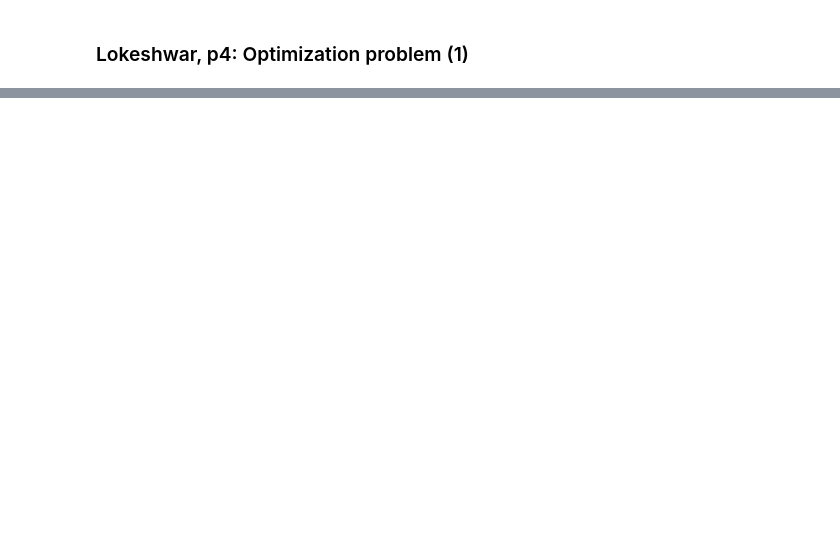
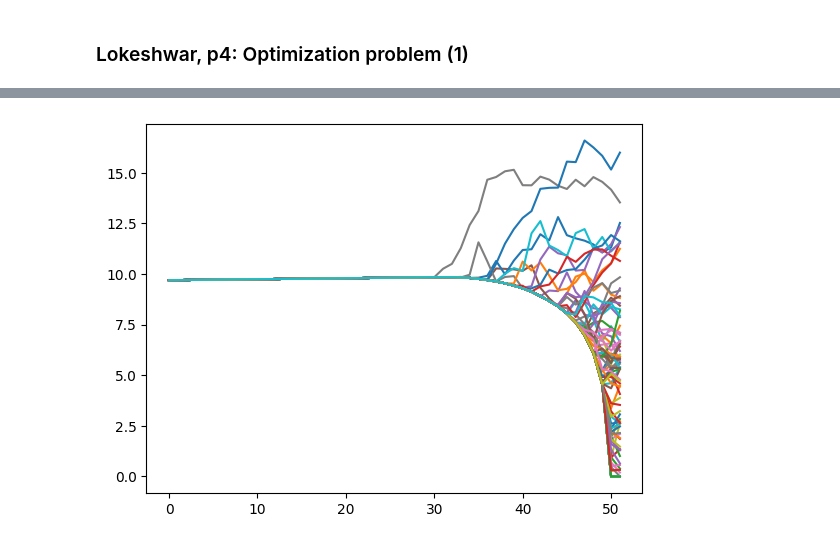
Before and after one commit to PieterO99/SemiStaticReplication, a Jupyter notebook: SSR/SSRBermudan.ipynb, the cells around one changed output, grey strips where cells are left out. Saved outputs shown, nothing was run; the diff lists cells and outputs as text; code cells hidden in the pictures; blank space fills up the shorter version.

```diff
--- a/SSR/SSRBermudan.ipynb
+++ b/SSR/SSRBermudan.ipynb
@@ -28,14 +28,14 @@ for i in range(N):
 # %%
 from scipy import optimize
 # %%
-# compute for a call with strike K=6
-K = 5
+# compute for a call with strike K=5
+K = 100
 def h(S_T):
     return call(S_T,K)
 
-# "Generate Stm (n) for paths n = 1,...,N, m = 0,...,M"
-S0, mu, sigma = 5, 0.001, 0.01
-r = 0.01 # constant risk free rate
+# "Generate Stm (n) for paths n = 1,...,N, m = 0,...,M" (option price should not depend on mu?)
+S0, mu, sigma = 100, 0.09, 0.3
+r = 0.05 # constant risk free rate
 T=1
 M = 52
 monitoring_dates = np.linspace(0,T,M) # does not have to be evenly spaced
@@ -46,10 +46,10 @@ for i in range(N):
 sampleS = np.matrix(sampleS)
 
 # "Evaluate final time option value for each path."
-sampleV = []
-for i in range(N):
-    S_T = sampleS[i,-1]
-    sampleV.append(max(h(S_T),0))
+sampleV = np.zeros_like(sampleS)
+for n in range(N):
+    S_T = sampleS[n,M-1]
+    sampleV[n,M-1] = max(h(S_T),0)
 
 # Initialize βtM from uniform distribution.
 d = 1 # in this case the Markovian process is a single stock price
@@ -80,7 +80,7 @@ def target(beta, S_t, V_t):
 for i in range(M-1, 0, -1):
   print(i)
   # fit the network
-  fit = optimize.minimize(target, x0=betas[i,:], args=(sampleS[:,i], sampleV[:])) # specify method?
+  fit = optimize.minimize(target, x0=betas[i,:], args=(sampleS[:,i], sampleV[:,i])) # specify method?
   if fit.success:
       betas[i-1] = fit.x
   else:
@@ -91,7 +91,15 @@ for i in range(M-1, 0, -1):
     Btiminus1 = np.exp(-r*T/N)
     Qtiminus1 = Btiminus1 * Expectation_G_given_Stminus1(betas[i-1,:], sampleS[n,i-1], 100)
     if h(sampleS[n,i-1]) > Qtiminus1:
-      print("a")
+      sampleV[n,i-1] = h(sampleS[n,i-1])
+    else:
+      sampleV[n,i-1] = Qtiminus1
+
+  # initialize parameters for next training
+  if i == 1:
+    break
+  else:
+    betas[i-2] = betas[i-1]
 # %% [output]
 51
 Desired error not necessarily achieved due to precision loss.
@@ -119,2 +135,11 @@ array([0., 0.])
+# %%
+# sampled option paths, for later times t we notice that for OTM options the value occasionally becomes negative,
+# this is due to the fact that we choose beta such that the mean squared error over all samples is minimized,
+# without the constraint that the approximation of V should be nonnegative.
+for n in range(N):
+    pathAsRow = sampleV[n,:]
+    plt.plot(pathAsRow.transpose())
+# %% [output]
+[figure, added]
 # %%
 holdValues = np.zeros(len(times)-1)
```
Also changed, not shown: parts of 4 cells of this notebook, 2 other files.
